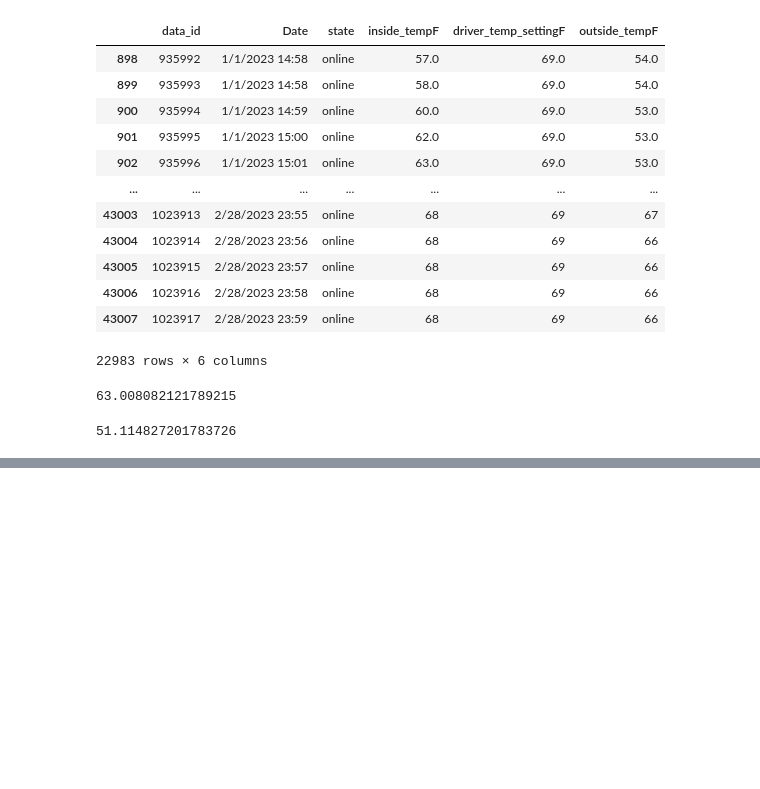
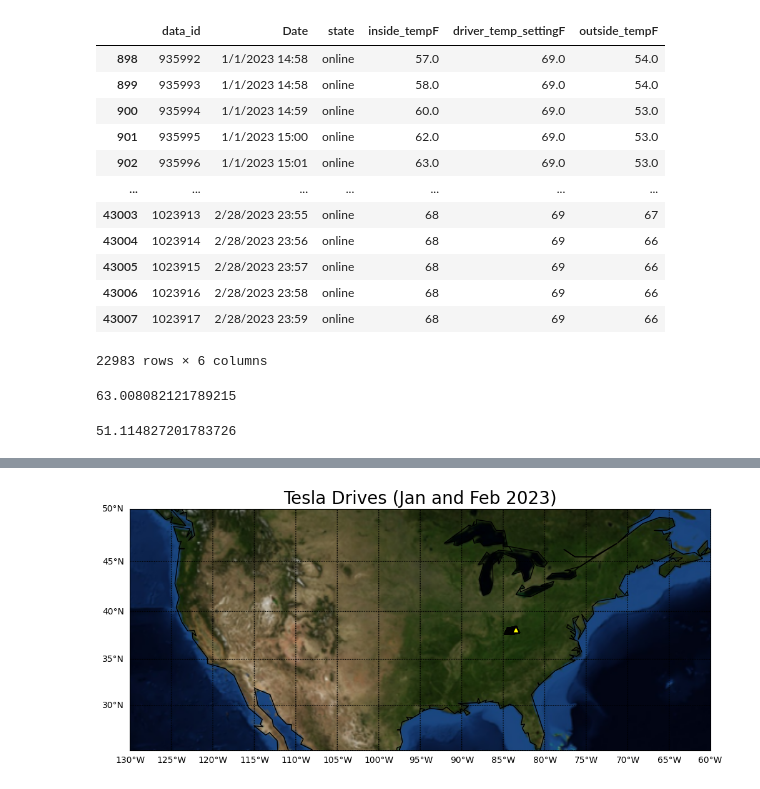
Before and after one commit to kyhokie/data_2_project, a Jupyter notebook: data_2_projectB.ipynb, the cells around one changed output, grey strips where cells are left out. Cells and saved outputs as stored; diff of their text form; code cells hidden in the pictures; blank space fills up the shorter version.

```diff
--- a/data_2_projectB.ipynb
+++ b/data_2_projectB.ipynb
@@ -108 +125,27 @@ mean_outside_tempF
+# %%
+fig = plt.figure(figsize=(12,9))
+
+m = Basemap(projection='mill',
+           llcrnrlat = 25,
+           urcrnrlat = 50,
+           llcrnrlon = -130,
+           urcrnrlon = -60,
+           resolution = 'c')
+m.bluemarble(scale=0.5)
+
+m.drawcoastlines()
+
+m.drawparallels(np.arange(-90,90,5),labels=[True,False,False,False])
+m.drawmeridians(np.arange(-180,180,5),labels=[0,0,0,1])
+
+sites_lat_y = TeslaMap['latitude'].tolist()
+sites_lon_x = TeslaMap['longitude'].tolist()
+
+m.scatter(sites_lon_x,sites_lat_y,latlon=True, s=50, marker='^', c='yellow', alpha=1, edgecolor='k', linewidth=1, zorder=0)
+
+plt.title('Tesla Drives (Jan and Feb 2023)', fontsize=20)
+
+plt.show()
+# %% [output]
+[figure, added]
 # %%
```
Also changed, not shown: parts of 2 cells of this notebook.
